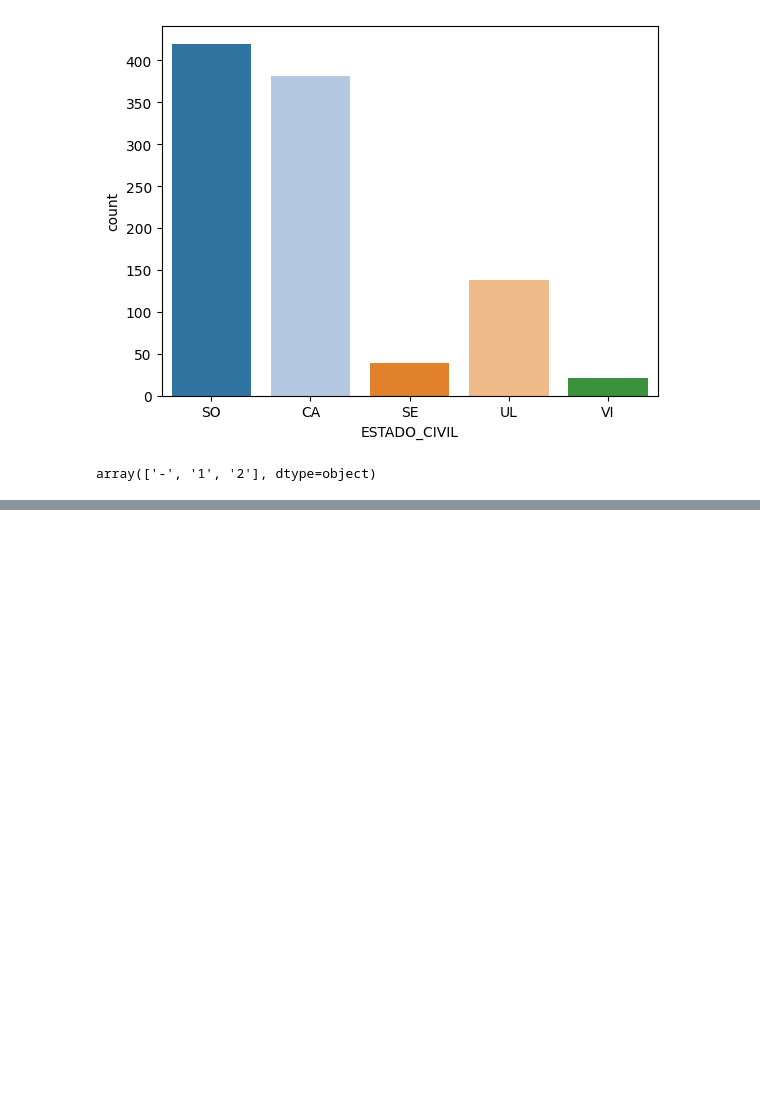
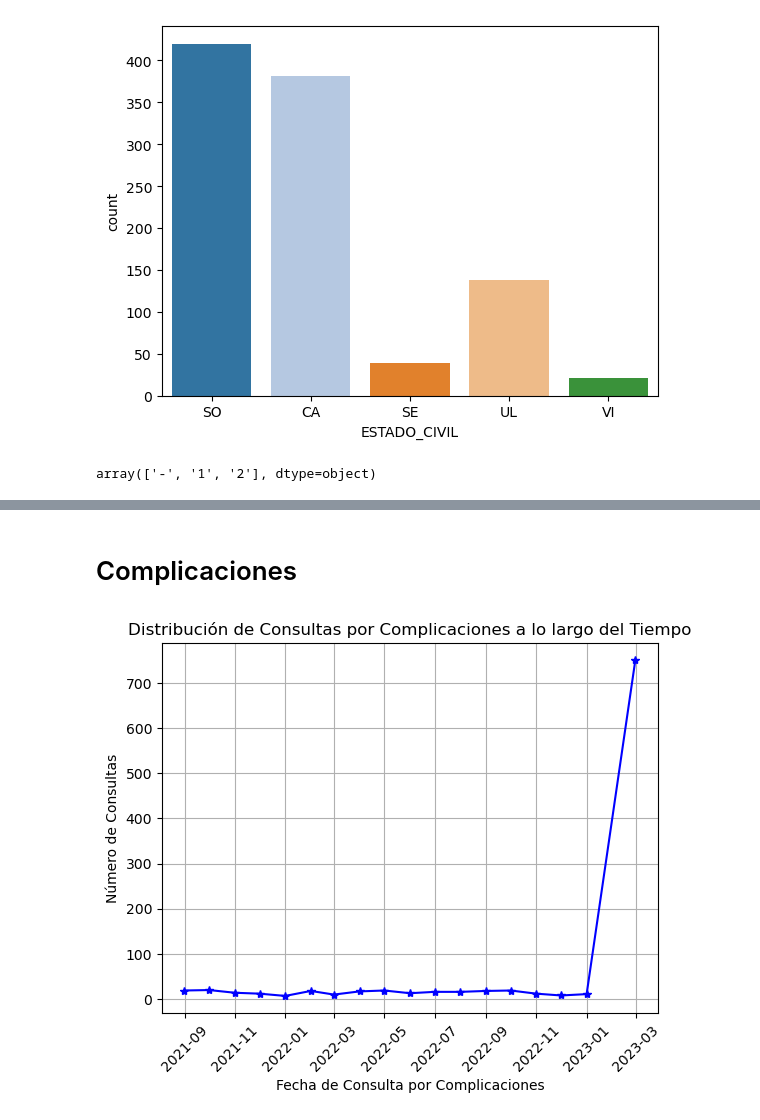
Before and after one commit to carlosjara/MCD_FAII, a Jupyter notebook: FAII/Talleres/Taller_Practico/Taller_I.ipynb, the cells around one changed output, grey strips where cells are left out. Drawn from its saved outputs; the diff is of its cells as text; code cells hidden in the pictures; blank space fills up the shorter version.

```diff
--- a/FAII/Talleres/Taller_Practico/Taller_I.ipynb
+++ b/FAII/Talleres/Taller_Practico/Taller_I.ipynb
@@ -240,0 +269,16 @@ plt.show()
+# %% [markdown]
+# Complicaciones
+# %%
+# Contar el número de consultas por complicaciones por cada día
+consulta_por_dia = df['Fecha_cero'].value_counts().sort_index()
+
+# Graficar un diagrama de líneas de la distribución de fechas de consulta por complicaciones
+plt.plot(consulta_por_dia.index, consulta_por_dia.values, marker='*', color='blue')
+plt.xlabel('Fecha de Consulta por Complicaciones')
+plt.ylabel('Número de Consultas')
+plt.title('Distribución de Consultas por Complicaciones a lo largo del Tiempo')
+plt.xticks(rotation=45)
+plt.grid(True)
+plt.show()
+# %% [output]
+[figure, added]
```
Also changed, not shown: parts of 25 cells of this notebook, 2 other files.
